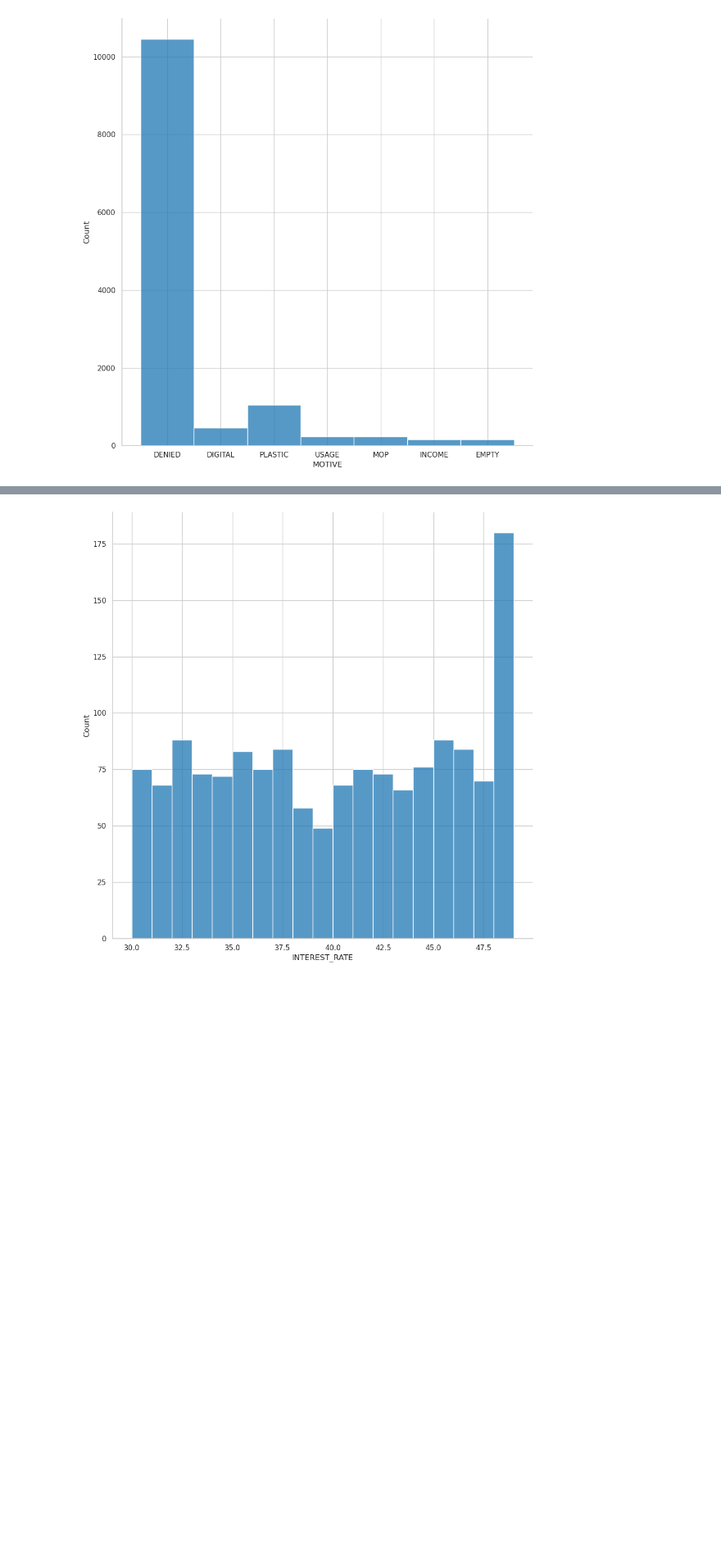
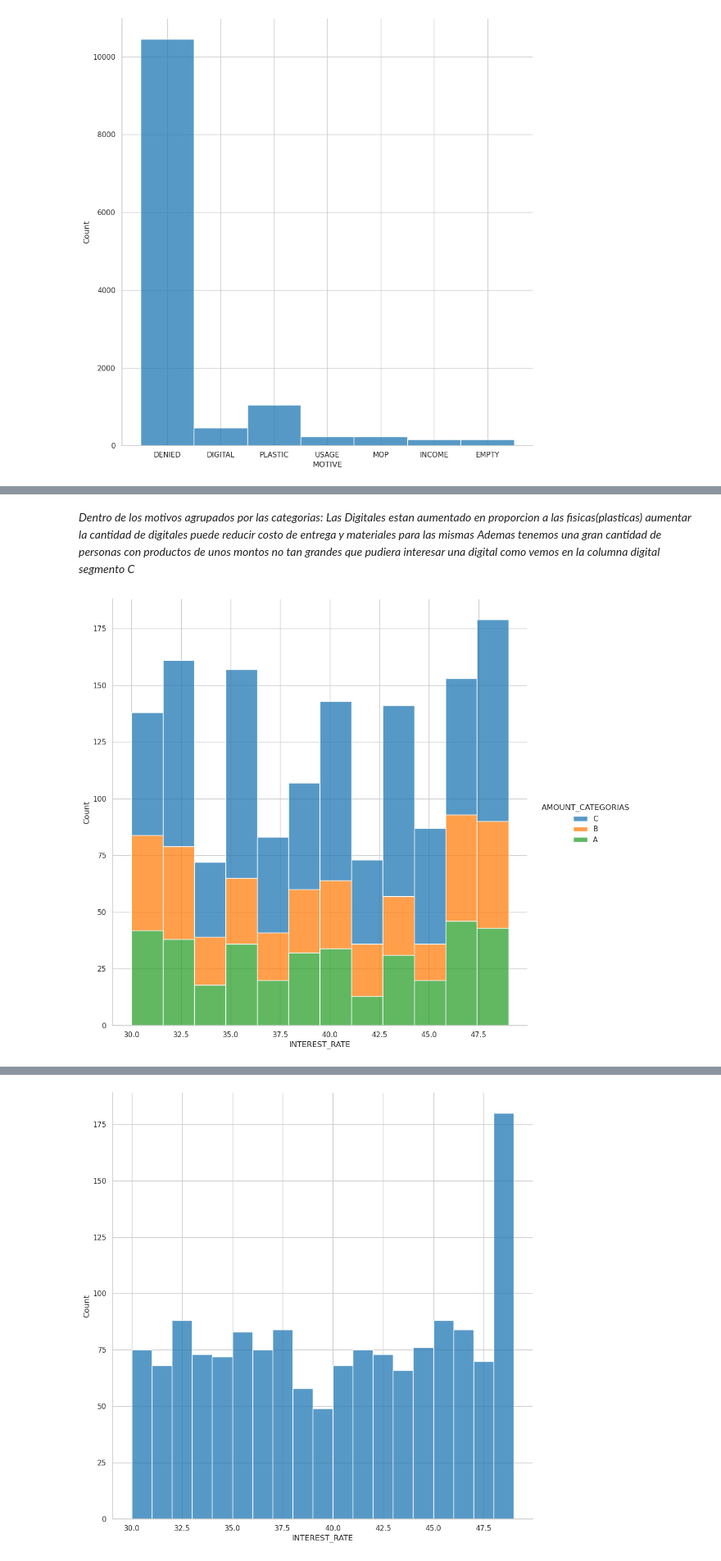
Before and after one commit to AstinSeverino/BI_analyst, a Jupyter notebook: BI_analyst/notebooks/main.ipynb, the cells around one changed output, grey strips where cells are left out. Shown at 82% size. Saved outputs shown, nothing was run; the diff lists cells and outputs as text; code cells hidden in the pictures; blank space fills up the shorter version.

```diff
--- a/BI_analyst/notebooks/main.ipynb
+++ b/BI_analyst/notebooks/main.ipynb
@@ -254,0 +293,15 @@ sns.displot(
+# %% [markdown]
+*Dentro de los motivos agrupados por las categorias:*
+*Las Digitales estan aumentado en proporcion a las fisicas(plasticas) aumentar la cantidad de digitales puede reducir costo de entrega y materiales para las mismas*
+*Ademas tenemos una gran cantidad de personas con productos de unos montos no tan grandes que pudiera interesar una digital como vemos en la columna digital segmento C*
+# %%
+sns.displot(
+    data= amount_column,
+    x= 'INTEREST_RATE',
+    height=10,
+    hue= 'AMOUNT_CATEGORIAS',
+    multiple='stack'
+
+);
+# %% [output]
+[figure, added]
```
Also changed, not shown: parts of 43 cells of this notebook, 2 other files.
